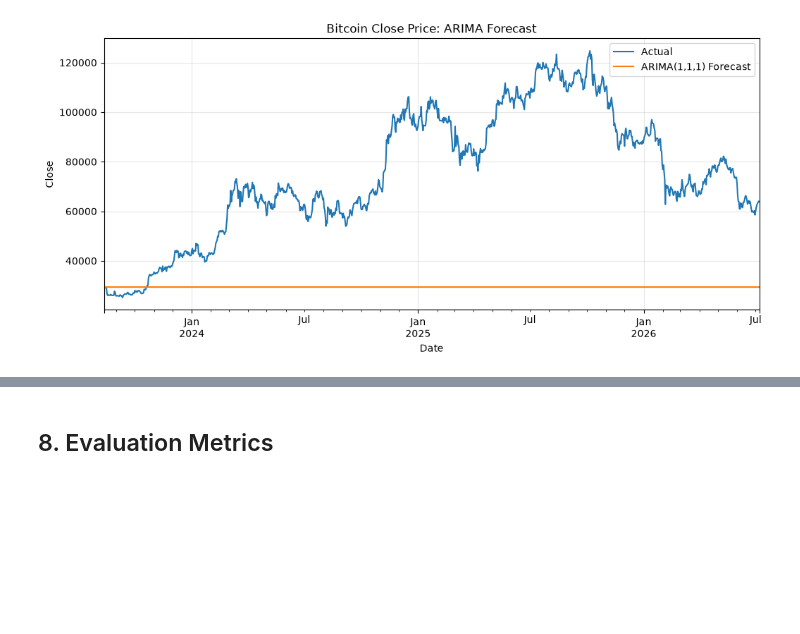
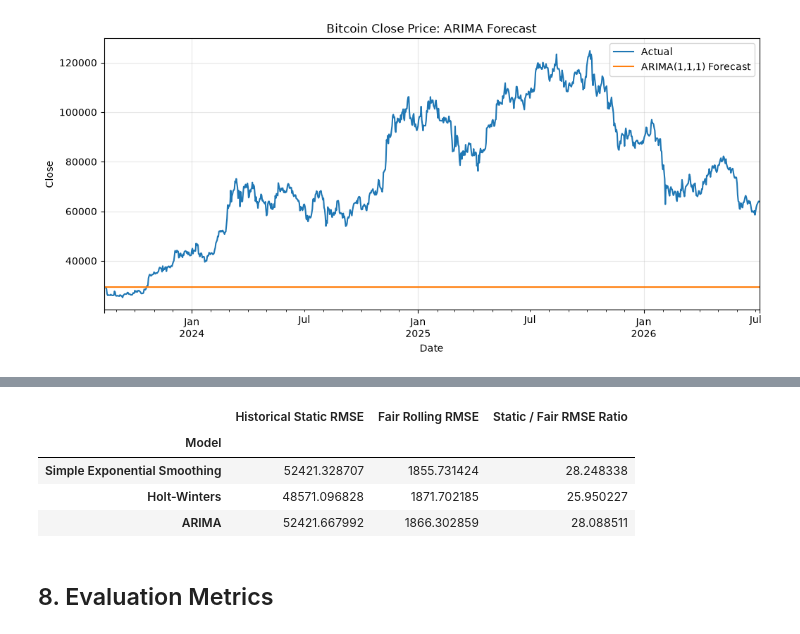
Before and after one commit to mdsoadsolaiman/Time-Series-Foundation-Models, a Jupyter notebook: notebooks/02_Classical_Models.ipynb, the cells around one changed output, grey strips where cells are left out. Cells and saved outputs as stored; diff of their text form; code cells hidden in the pictures; blank space fills up the shorter version.

Commit message:
Consolidate fair rolling classical forecasts beside historical static results

```diff
--- a/notebooks/02_Classical_Models.ipynb
+++ b/notebooks/02_Classical_Models.ipynb
@@ -122,0 +137,7 @@ plt.show()
+# %%
+simple_exp_rolling_forecast = rolling_simple_exp_smoothing_forecast(target, test.index, context_length=128)
+simple_exp_saved = pd.read_csv(PROJECT_ROOT / "results" / "simple_exp_smoothing_forecast.csv", parse_dates=["Timestamp"]).set_index("Timestamp")["Simple_Exp_Smoothing"]
+simple_exp_saved.index = pd.to_datetime(simple_exp_saved.index, utc=True)
+assert simple_exp_rolling_forecast.index.equals(test.index)
+assert np.allclose(simple_exp_rolling_forecast, simple_exp_saved.reindex(test.index), rtol=1e-12, atol=1e-12)
+pd.DataFrame([evaluate_forecast(test, simple_exp_rolling_forecast)], index=["Simple Exponential Smoothing Rolling One-Step"])
@@ -122,0 +151,7 @@ plt.show()
+# %%
+holt_winters_rolling_forecast = rolling_holt_winters_forecast(target, test.index, context_length=128)
+holt_winters_saved = pd.read_csv(PROJECT_ROOT / "results" / "holt_winters_forecast.csv", parse_dates=["Timestamp"]).set_index("Timestamp")["Holt_Winters"]
+holt_winters_saved.index = pd.to_datetime(holt_winters_saved.index, utc=True)
+assert holt_winters_rolling_forecast.index.equals(test.index)
+assert np.allclose(holt_winters_rolling_forecast, holt_winters_saved.reindex(test.index), rtol=1e-12, atol=1e-12)
+pd.DataFrame([evaluate_forecast(test, holt_winters_rolling_forecast)], index=["Holt-Winters Rolling One-Step"])
@@ -141,0 +186,7 @@ plt.show()
+# %%
+arima_rolling_forecast = rolling_arima_log_return_forecast(target, test.index, context_length=128, order=(1, 0, 1))
+arima_saved = pd.read_csv(PROJECT_ROOT / "results" / "arima_rolling_forecast.csv", parse_dates=["Timestamp"]).set_index("Timestamp")["ARIMA_Rolling"]
+arima_saved.index = pd.to_datetime(arima_saved.index, utc=True)
+assert arima_rolling_forecast.index.equals(test.index)
+assert np.allclose(arima_rolling_forecast, arima_saved.reindex(test.index), rtol=1e-12, atol=1e-12)
+pd.DataFrame([evaluate_forecast(test, arima_rolling_forecast)], index=["ARIMA Rolling One-Step"])
@@ -142,3 +200,19 @@ plt.show()
+# %%
+protocol_comparison = pd.DataFrame(
+    [
+        {"Model": "Simple Exponential Smoothing", "Historical Static RMSE": rmse(test, simple_exp_forecast), "Fair Rolling RMSE": rmse(test, simple_exp_rolling_forecast)},
+        {"Model": "Holt-Winters", "Historical Static RMSE": rmse(test, holt_winters_forecast), "Fair Rolling RMSE": rmse(test, holt_winters_rolling_forecast)},
+        {"Model": "ARIMA", "Historical Static RMSE": rmse(test, arima_forecast), "Fair Rolling RMSE": rmse(test, arima_rolling_forecast)},
+    ]
+).set_index("Model")
+protocol_comparison["Static / Fair RMSE Ratio"] = protocol_comparison["Historical Static RMSE"] / protocol_comparison["Fair Rolling RMSE"]
+protocol_comparison
+# %% [output]
+|  | Historical Static RMSE | Fair Rolling RMSE | Static / Fair RMSE Ratio |
+| Model |  |  |  |
+| Simple Exponential Smoothing | 52421.328707 | 1855.731424 | 28.248338 |
+| Holt-Winters | 48571.096828 | 1871.702185 | 25.950227 |
+| ARIMA | 52421.667992 | 1866.302859 | 28.088511 |
 # %% [markdown]
 ## 8. Evaluation Metrics
 # %%
```
Also changed, not shown: parts of 17 cells of this notebook.
